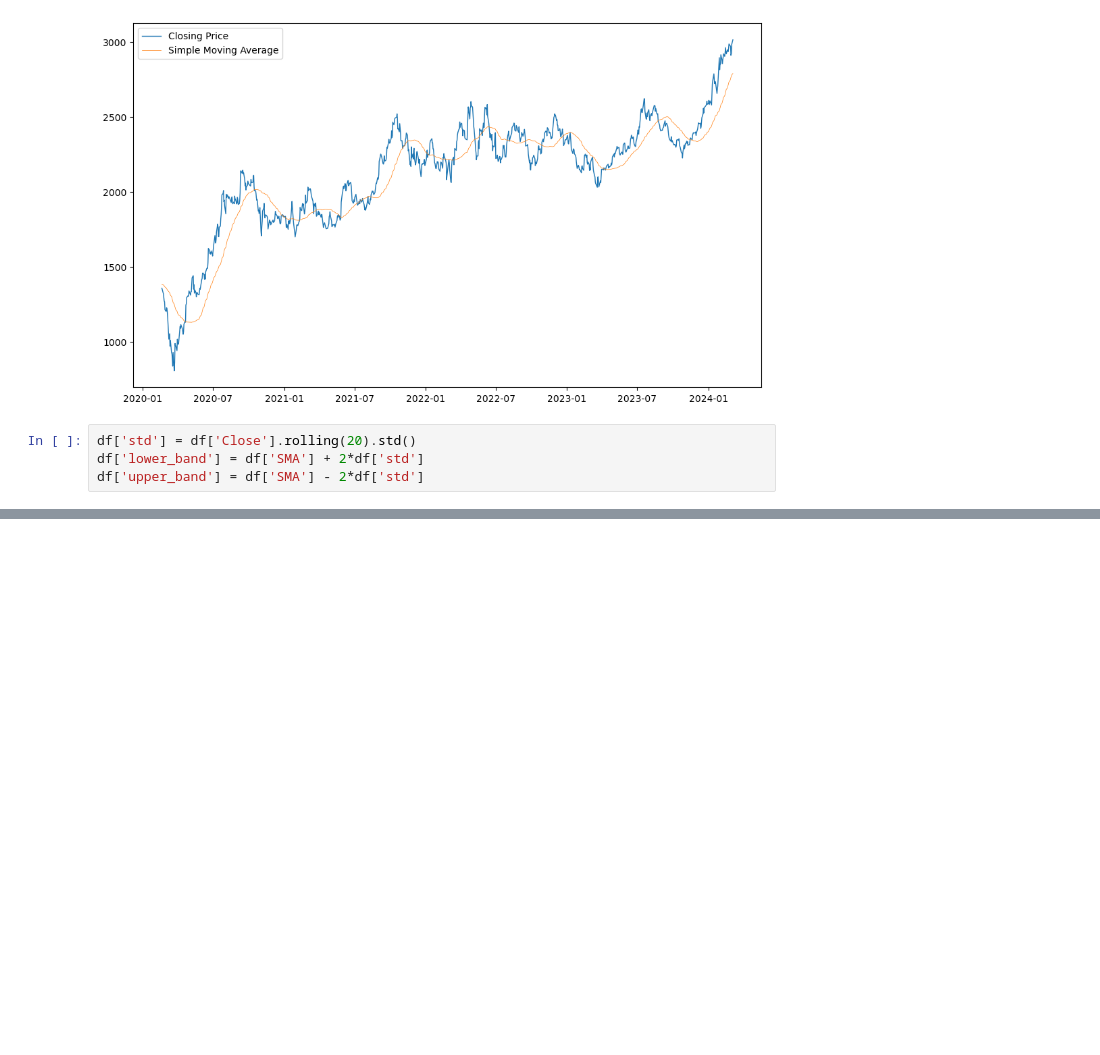
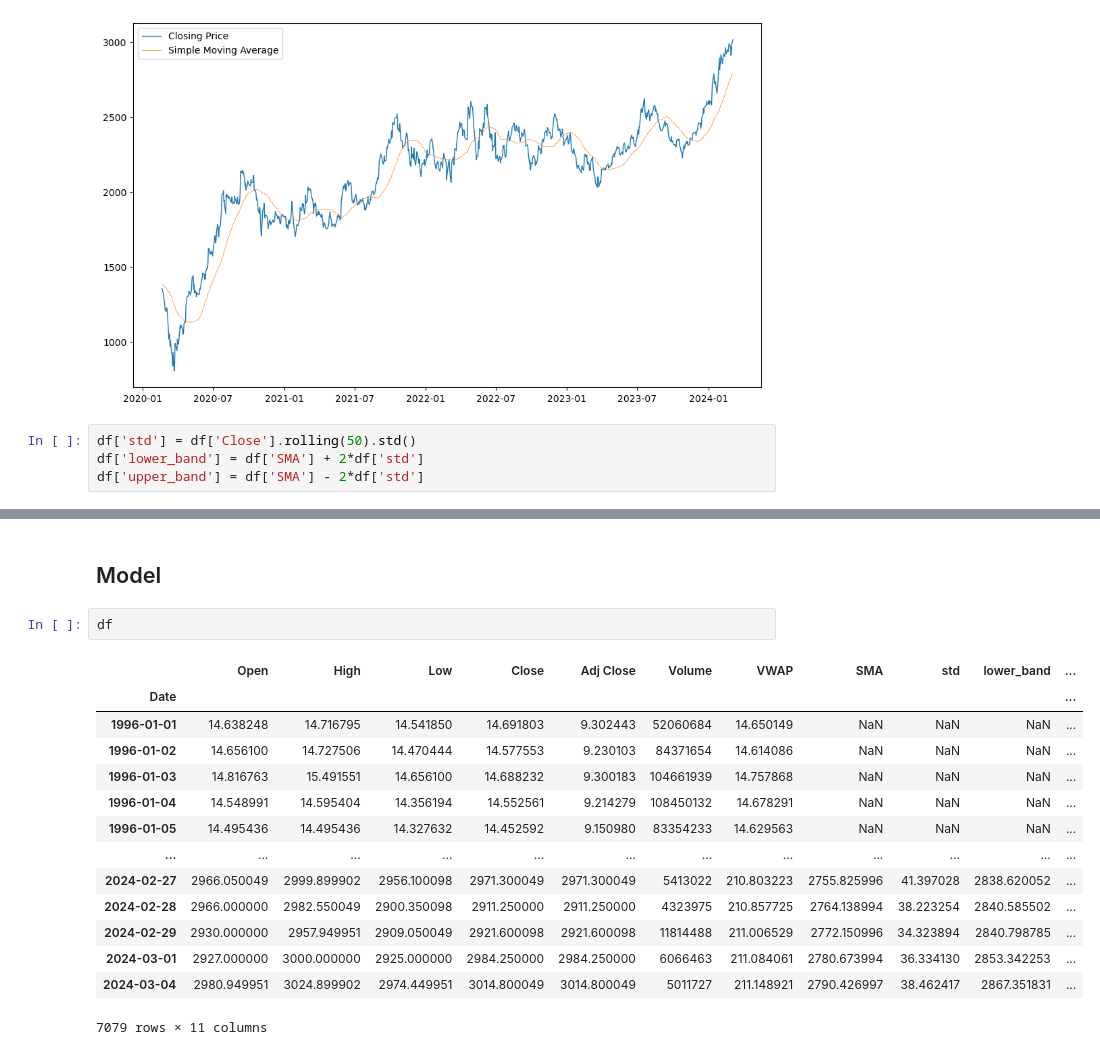
Before and after one commit to HP3-16/time-series-stocks, a Jupyter notebook: main_update_v1.ipynb, the cells around one changed output, grey strips where cells are left out. Saved outputs shown, nothing was run; the diff lists cells and outputs as text; blank space fills up the shorter version.

```diff
--- a/main_update_v1.ipynb
+++ b/main_update_v1.ipynb
@@ -137,7 +120,7 @@ plt.show()
 # %% [output]
 [figure]
 # %%
-df['std'] = df['Close'].rolling(20).std()
+df['std'] = df['Close'].rolling(50).std()
 df['lower_band'] = df['SMA'] + 2*df['std']
 df['upper_band'] = df['SMA'] - 2*df['std']
 # %%
@@ -146,3 +129,22 @@ fig
 # %% [output]
 ValueError: Mime type rendering requires nbformat>=4.2.0 but it is not installed
 [interactive output not drawn]
+# %% [markdown]
+## Model
+# %%
+df
+# %% [output]
+|  | Open | High | Low | Close | Adj Close | Volume | VWAP | SMA | std | lower_band | ... |
+| Date |  |  |  |  |  |  |  |  |  |  | ... |
+| 1996-01-01 | 14.638248 | 14.716795 | 14.541850 | 14.691803 | 9.302443 | 52060684 | 14.650149 | NaN | NaN | NaN | ... |
+| 1996-01-02 | 14.656100 | 14.727506 | 14.470444 | 14.577553 | 9.230103 | 84371654 | 14.614086 | NaN | NaN | NaN | ... |
+| 1996-01-03 | 14.816763 | 15.491551 | 14.656100 | 14.688232 | 9.300183 | 104661939 | 14.757868 | NaN | NaN | NaN | ... |
+| 1996-01-04 | 14.548991 | 14.595404 | 14.356194 | 14.552561 | 9.214279 | 108450132 | 14.678291 | NaN | NaN | NaN | ... |
+| 1996-01-05 | 14.495436 | 14.495436 | 14.327632 | 14.452592 | 9.150980 | 83354233 | 14.629563 | NaN | NaN | NaN | ... |
+| ... | ... | ... | ... | ... | ... | ... | ... | ... | ... | ... | ... |
+| 2024-02-27 | 2966.050049 | 2999.899902 | 2956.100098 | 2971.300049 | 2971.300049 | 5413022 | 210.803223 | 2755.825996 | 41.397028 | 2838.620052 | ... |
+| 2024-02-28 | 2966.000000 | 2982.550049 | 2900.350098 | 2911.250000 | 2911.250000 | 4323975 | 210.857725 | 2764.138994 | 38.223254 | 2840.585502 | ... |
+| 2024-02-29 | 2930.000000 | 2957.949951 | 2909.050049 | 2921.600098 | 2921.600098 | 11814488 | 211.006529 | 2772.150996 | 34.323894 | 2840.798785 | ... |
+| 2024-03-01 | 2927.000000 | 3000.000000 | 2925.000000 | 2984.250000 | 2984.250000 | 6066463 | 211.084061 | 2780.673994 | 36.334130 | 2853.342253 | ... |
+| 2024-03-04 | 2980.949951 | 3024.899902 | 2974.449951 | 3014.800049 | 3014.800049 | 5011727 | 211.148921 | 2790.426997 | 38.462417 | 2867.351831 | ... |
+7079 rows × 11 columns
```
Also changed, not shown: parts of 3 cells of this notebook.
